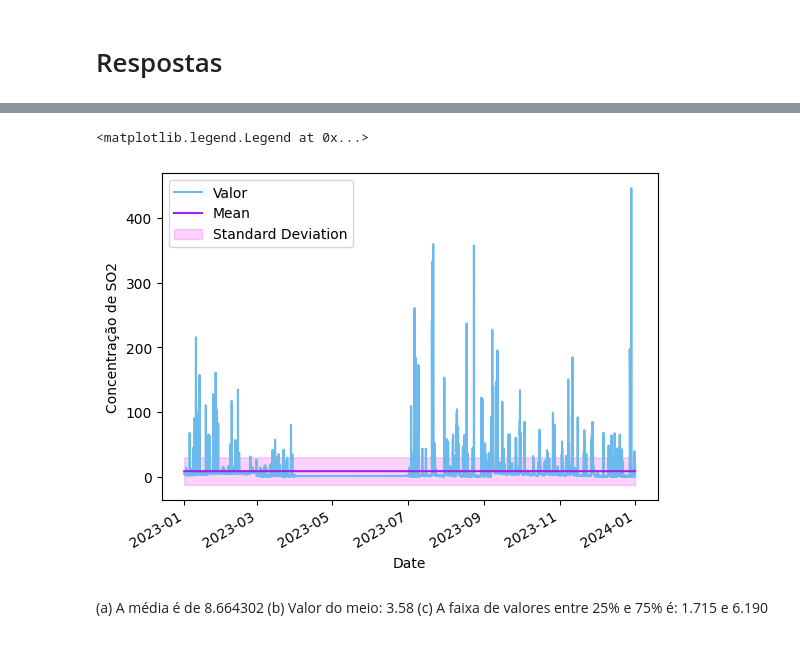
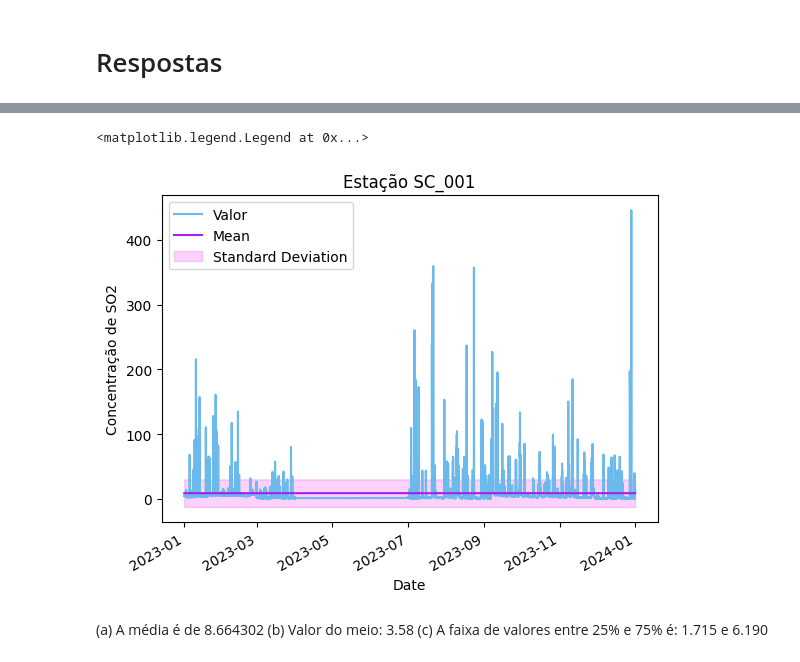
Before and after one commit to anaju-wolmann/ENS410064, a Jupyter notebook: Aula02.ipynb, the cells around one changed output, grey strips where cells are left out. Drawn from its saved outputs; the diff is of its cells as text; code cells hidden in the pictures.

```diff
--- a/Aula02.ipynb
+++ b/Aula02.ipynb
@@ -90,33 +90,34 @@ Requirement already satisfied: python-dateutil>=2.7 in c:\users\najuw\onedrive\d
 Requirement already satisfied: six>=1.5 in c:\users\najuw\onedrive\documentos\github\ens410064\pyenv\lib\site-packages (from python-dateutil>=2.7->matplotlib) (1.16.0)
 # %%
 import matplotlib.patches as mpatches
+import matplotlib.pyplot as plt
 
 ax = filtred_so2_df['Valor'].plot(ylabel='Concentração de SO2', color='#6CB9EB')
-
+plt.title(label= 'Estação SC_001')
 
 mean = filtred_so2_df['Valor'].mean()
 std = filtred_so2_df['Valor'].std()
 number_elements = len(filtred_so2_df['Valor'])
 
 ax.fill_between(
     filtred_so2_df.index, number_elements * [mean - std], number_elements * [mean + std],
     color='#EB1FED', alpha=.2)
 
 
 mean_df = filtred_so2_df[['Valor']].copy()
 mean_df.loc[:, 'Mean'] = mean
 mean_df = mean_df[['Mean']]
 mean_df.plot(ax=ax, color='#A71FED')
 
 
 std_legend = mpatches.Patch(color='#EB1FED', alpha=.2)
 handles, labels = ax.get_legend_handles_labels()
 handles.append(std_legend)
 labels.append('Standard Deviation')
 ax.legend(handles, labels)
 # %% [output]
 <matplotlib.legend.Legend at 0x...>
-[figure, old version]
+[figure, new version]
 # %% [markdown]
 (a) A média é de 8.664302
 (b) Valor do meio: 3.58
```
